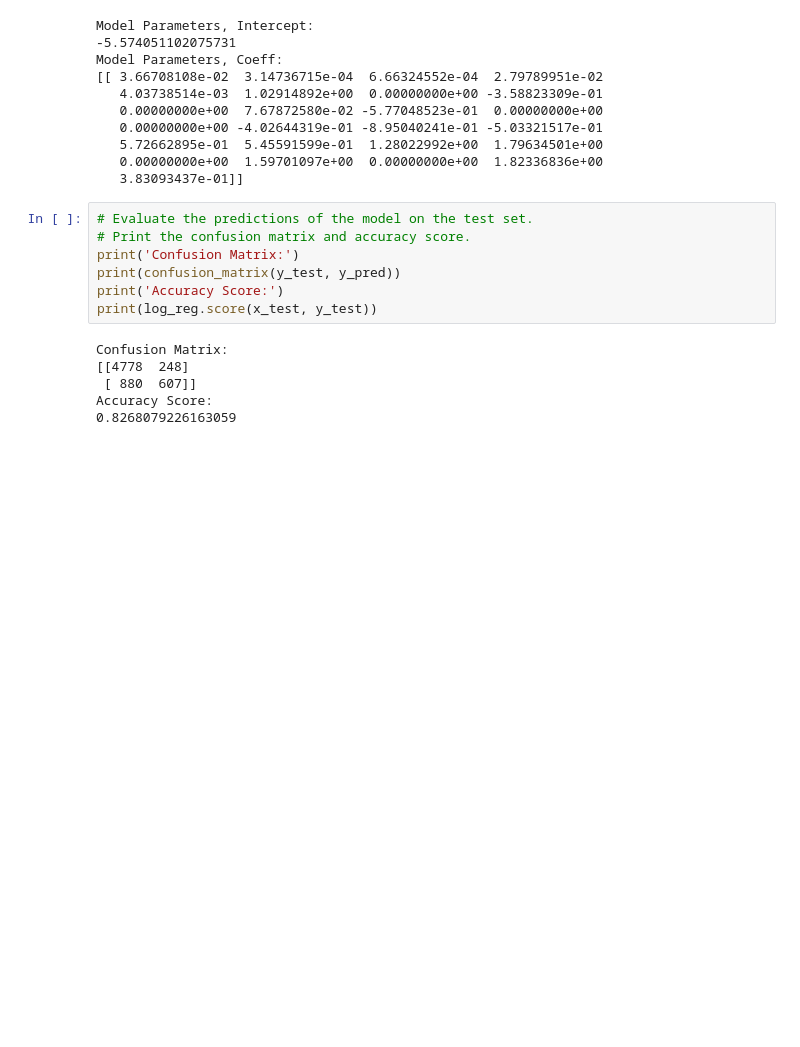
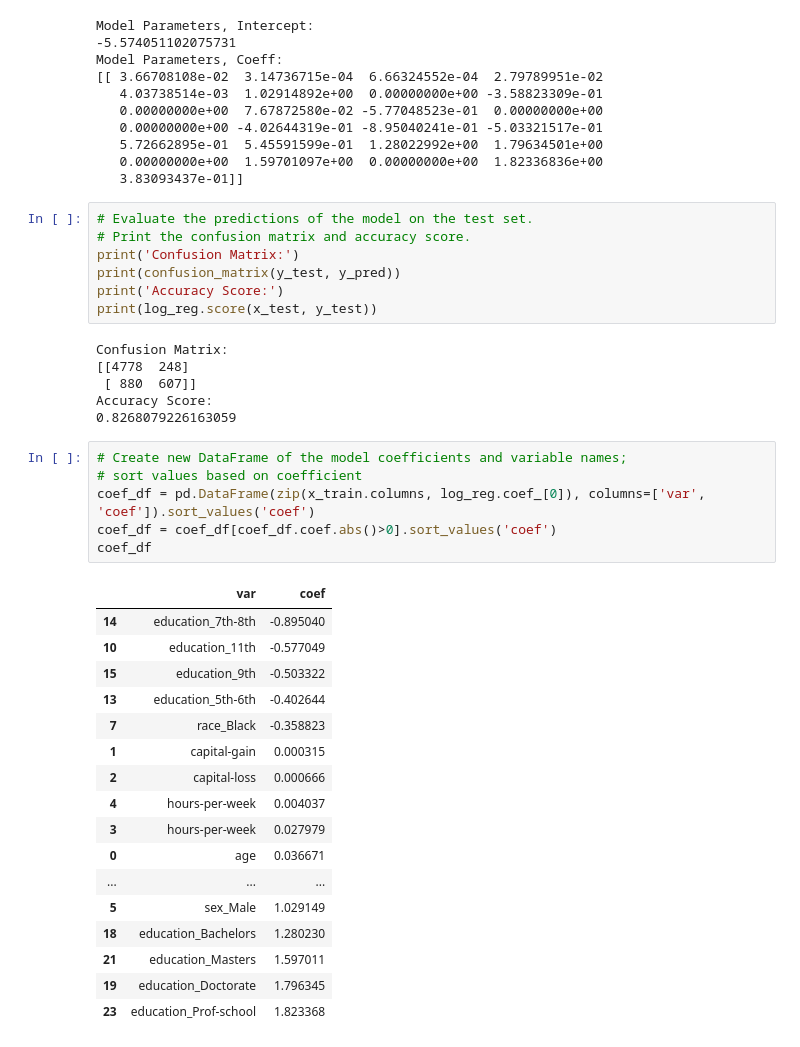
Before and after one commit to fatemehaa/DS-ML-Git-Projects, a Jupyter notebook: Income Classification/Income Classification.ipynb, the cells around one changed output. Drawn from its saved outputs; the diff is of its cells as text; blank space fills up the shorter version.

```diff
--- a/Income Classification/Income Classification.ipynb
+++ b/Income Classification/Income Classification.ipynb
@@ -94,3 +94,27 @@ Confusion Matrix:
  [ 880  607]]
 Accuracy Score:
 0.8268079226163059
+# %%
+# Create new DataFrame of the model coefficients and variable names;
+# sort values based on coefficient
+coef_df = pd.DataFrame(zip(x_train.columns, log_reg.coef_[0]), columns=['var', 'coef']).sort_values('coef')
+coef_df = coef_df[coef_df.coef.abs()>0].sort_values('coef')
+coef_df
+# %% [output]
+|  | var | coef |
+| 14 | education_7th-8th | -0.895040 |
+| 10 | education_11th | -0.577049 |
+| 15 | education_9th | -0.503322 |
+| 13 | education_5th-6th | -0.402644 |
+| 7 | race_Black | -0.358823 |
+| 1 | capital-gain | 0.000315 |
+| 2 | capital-loss | 0.000666 |
+| 4 | hours-per-week | 0.004037 |
+| 3 | hours-per-week | 0.027979 |
+| 0 | age | 0.036671 |
+| ... | ... | ... |
+| 5 | sex_Male | 1.029149 |
+| 18 | education_Bachelors | 1.280230 |
+| 21 | education_Masters | 1.597011 |
+| 19 | education_Doctorate | 1.796345 |
+| 23 | education_Prof-school | 1.823368 |
```
Also changed, not shown: parts of 2 cells of this notebook, 1 other file.
